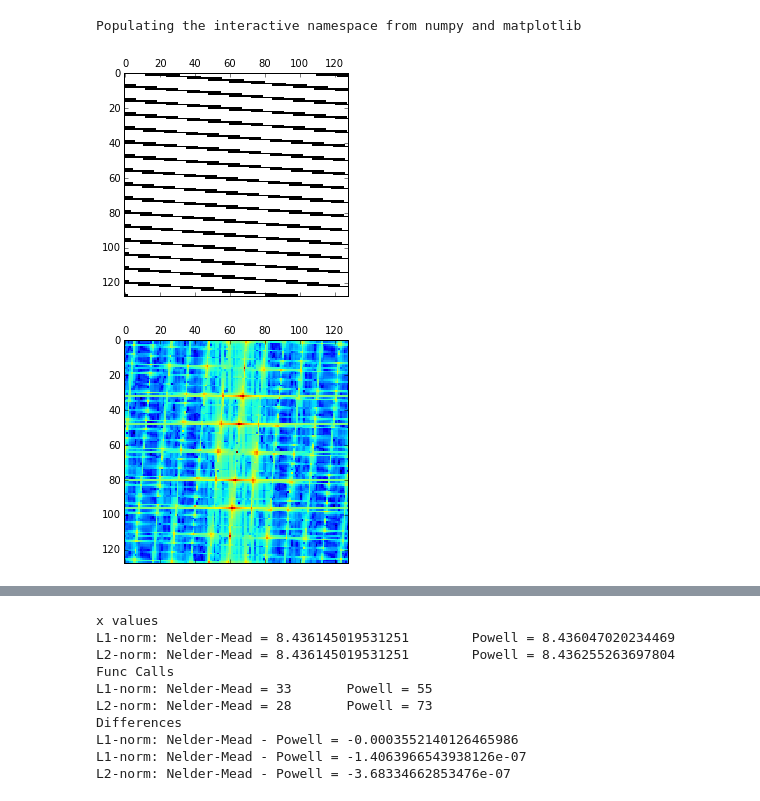
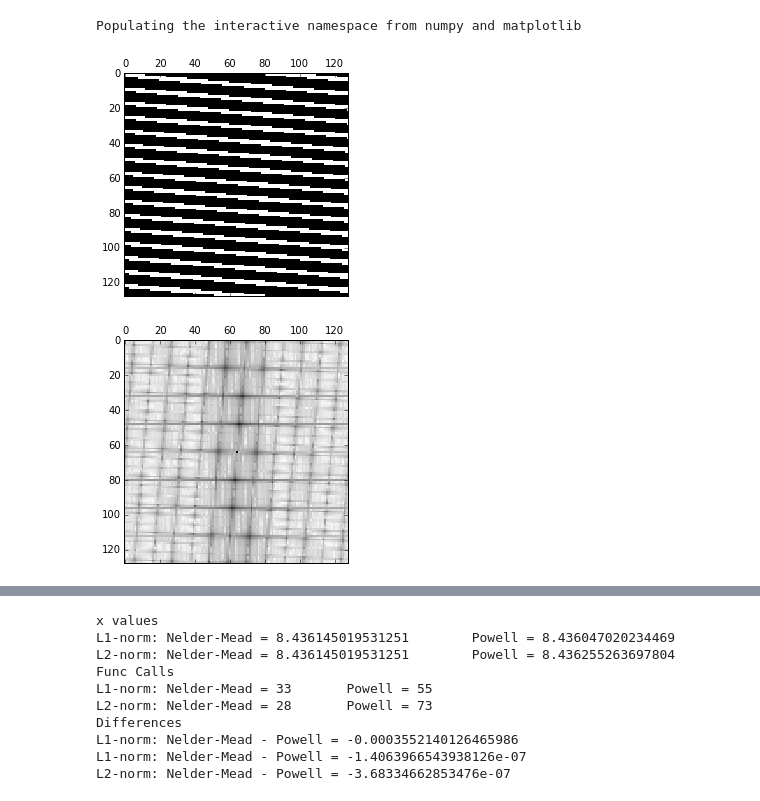
Before and after one commit to david-hoffman/simpattern, a Jupyter notebook: simpattern_fasterv1.1.ipynb, the cells around one changed output, grey strips where cells are left out. Cells and saved outputs as stored; diff of their text form; code cells hidden in the pictures.

```diff
--- a/simpattern_fasterv1.1.ipynb
+++ b/simpattern_fasterv1.1.ipynb
@@ -65,15 +67,15 @@ def pattern_gen(vecA, period, onfrac = 0.5, phase_idx = 0., phase_offset = 0., n
 
     return mod((my_grid-val).dot(vecN),area) < onpix
 # %%
-pat =  pattern_gen(array([12, 1]), 8, 0.2, 0, 0., 5, 128, 128)
+pat =  pattern_gen(array([12, 1]), 8, 0.7, 0, 0, 5, 128, 128)
 pat_fft = ifftshift(fftn(fftshift(pat)))
 matshow(pat,cmap='Greys')
 grid('off')
-matshow(log(abs(pat_fft)+0.1))
+matshow(log(abs(pat_fft)+0.1),cmap='Greys')
 grid('off')
 # %% [output]
-[figure, old version]
+[figure, new version]
-[figure, old version]
+[figure, new version]
 # %%
 def angles(phi, num_angles, amp):
     thetas = arange(0., num_angles)*pi/1./num_angles + phi
```
Also changed, not shown: parts of 22 cells of this notebook.
